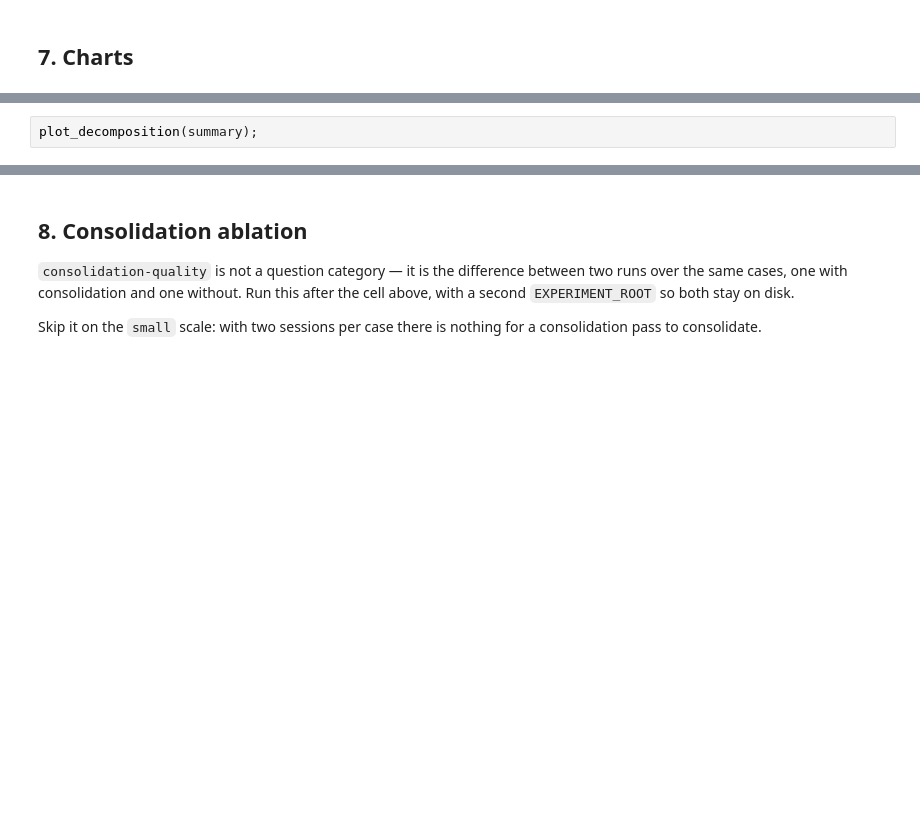
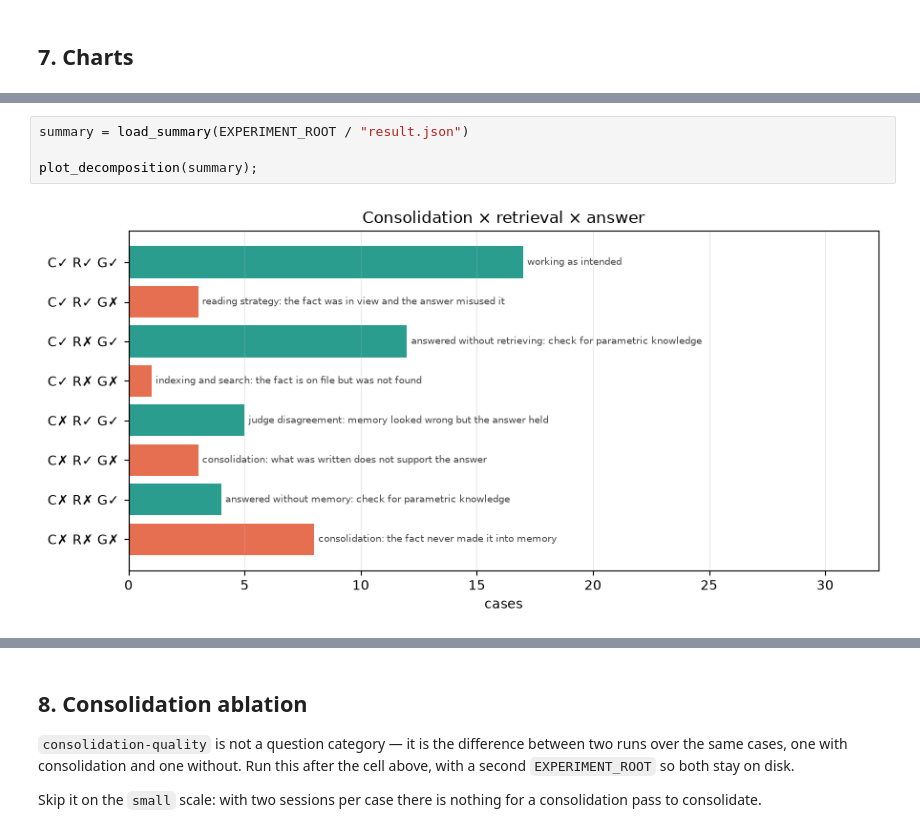
Before and after one commit to giurlanda/deep-memory-agent, a Jupyter notebook: benchmark/run_benchmark.ipynb, the cells around one changed output, grey strips where cells are left out. Cells and saved outputs as stored; diff of their text form; blank space fills up the shorter version.

```diff
--- a/benchmark/run_benchmark.ipynb
+++ b/benchmark/run_benchmark.ipynb
@@ -222,3 +319,7 @@ plot_accuracy_by_category(summary, title=f"{DATASET}/{SCALE} — {CONSOLIDATION_
 # %%
+summary = load_summary(EXPERIMENT_ROOT / "result.json")
+
 plot_decomposition(summary);
+# %% [output]
+[figure, added]
 # %%
```
Also changed, not shown: parts of 14 cells of this notebook, 8 other files.
